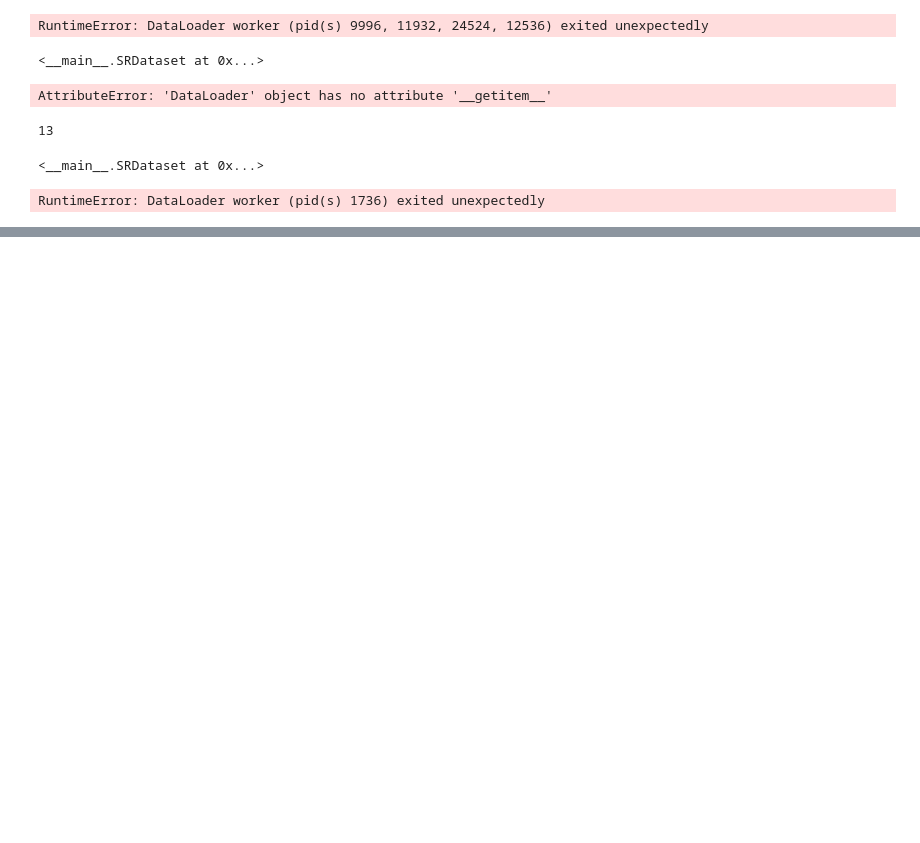
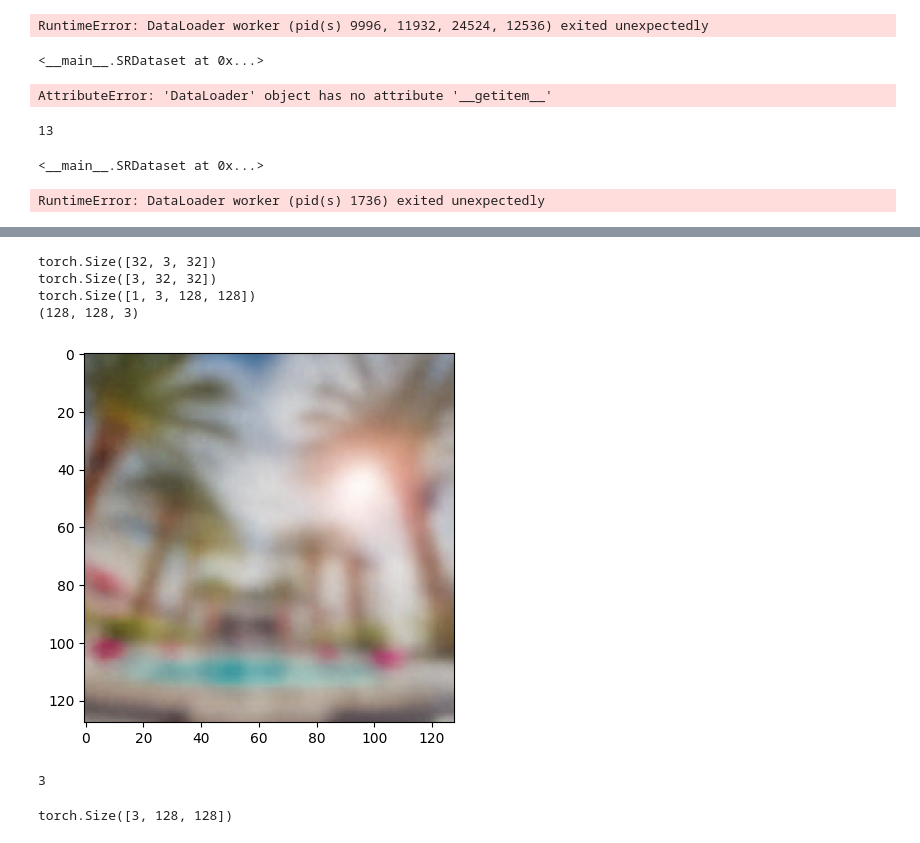
Before and after one commit to saivinay997/ir_srgan_otsr, a Jupyter notebook: src/dev.ipynb, the cells around one changed output, grey strips where cells are left out. Saved outputs shown, nothing was run; the diff lists cells and outputs as text; code cells hidden in the pictures; blank space fills up the shorter version.

```diff
--- a/src/dev.ipynb
+++ b/src/dev.ipynb
@@ -529,3 +529,13 @@ for epoch in range(num_epochs):
     # Save generated images
     if epoch % 5 == 0:
         save_image(sr_images.data[:25], "images/sr_%d.png" % epoch, nrow=5, normalize=True)
+# %%
+import torch
+import torch.nn as nn
+from RRDBNet_arch import RRDBNet
+
+netG = RRDBNet(in_nc=3, out_nc=3, nf=64, nb=23, gc=32)
+
+#load the pre-trained model
+path = r'C:\SaiVinay\SproutsAI\GitHub_\ir_srgan_otsr\gan_project\OTSR_dev\pretrained_model\DF2K_OTSR_G.pth'
+netG.load_state_dict(torch.load(path), strict=True)
@@ -531,0 +567,31 @@ for epoch in range(num_epochs):
+# %%
+# pass the image to netG and show the resulting output image
+import torch
+with torch.no_grad():
+    print(lr_img.shape)
+    lr_img = lr_img.permute(1,2,0)
+    print(lr_img.shape)
+    sr_img = netG(lr_img.unsqueeze(0)) # c, h, w
+    print(sr_img.shape)
+    sr_img = sr_img.squeeze(0).permute(1, 2, 0).clamp(0, 1).numpy()
+    print(sr_img.shape)
+    plt.imshow(sr_img)
+    plt.show()
+# %% [output]
+torch.Size([32, 3, 32])
+torch.Size([3, 32, 32])
+torch.Size([1, 3, 128, 128])
+(128, 128, 3)
+[figure, added]
+# %%
+from create_dataset import ImageDataloader
+HR_train = r"C:\SaiVinay\SproutsAI\GitHub_\ir_srgan_otsr\DF2K_LR_HR\imgsResizedHR"
+LR_train = r"C:\SaiVinay\SproutsAI\GitHub_\ir_srgan_otsr\DF2K_LR_HR\imgsResizedLR"
+dataset = ImageDataloader(HR_train, LR_train)
+len(dataset[0][0])
+# %% [output]
+3
+# %%
+dataset[0][0].shape
+# %% [output]
+torch.Size([3, 128, 128])
```
Also changed, not shown: parts of 5 cells of this notebook, 15 other files.
